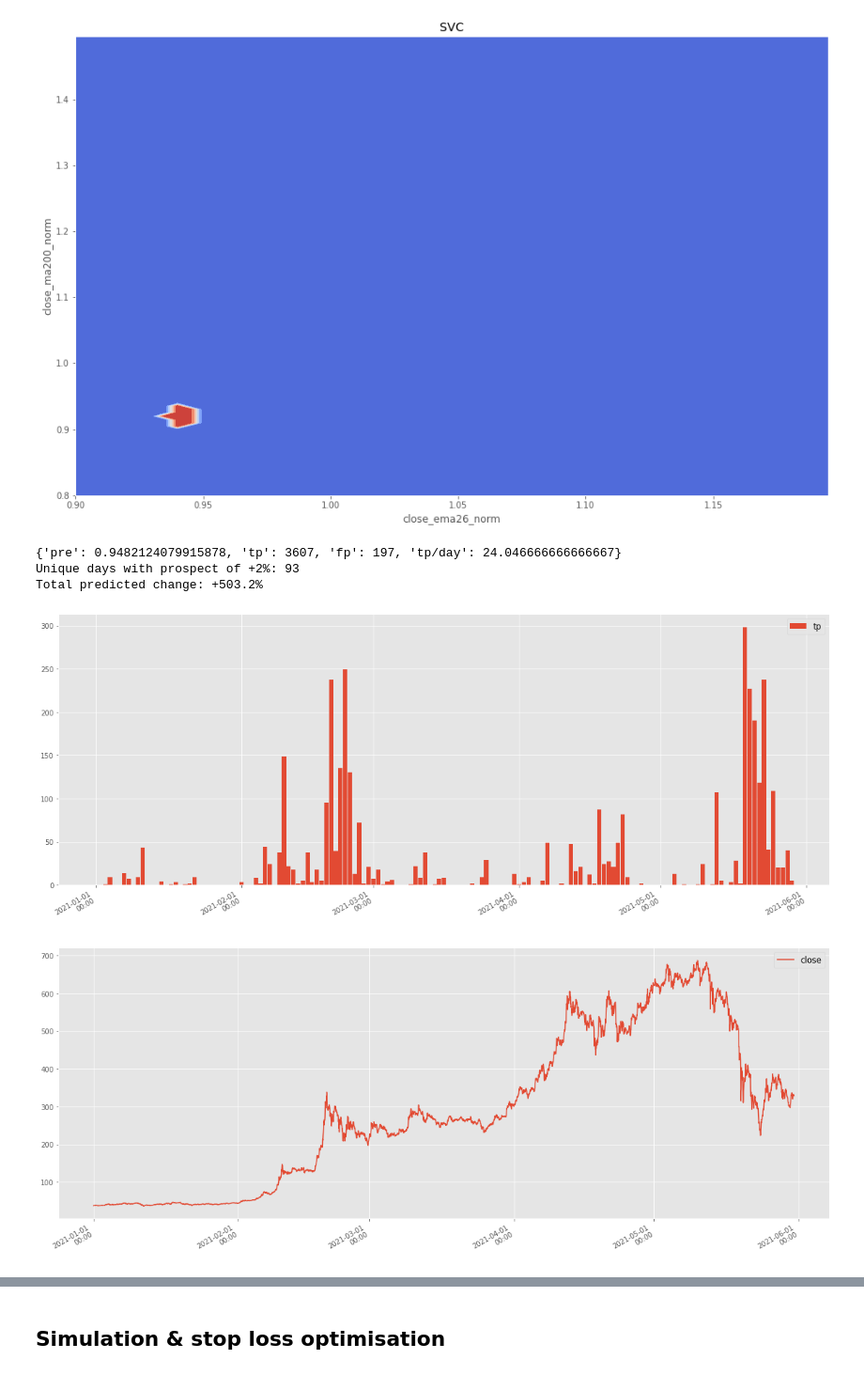
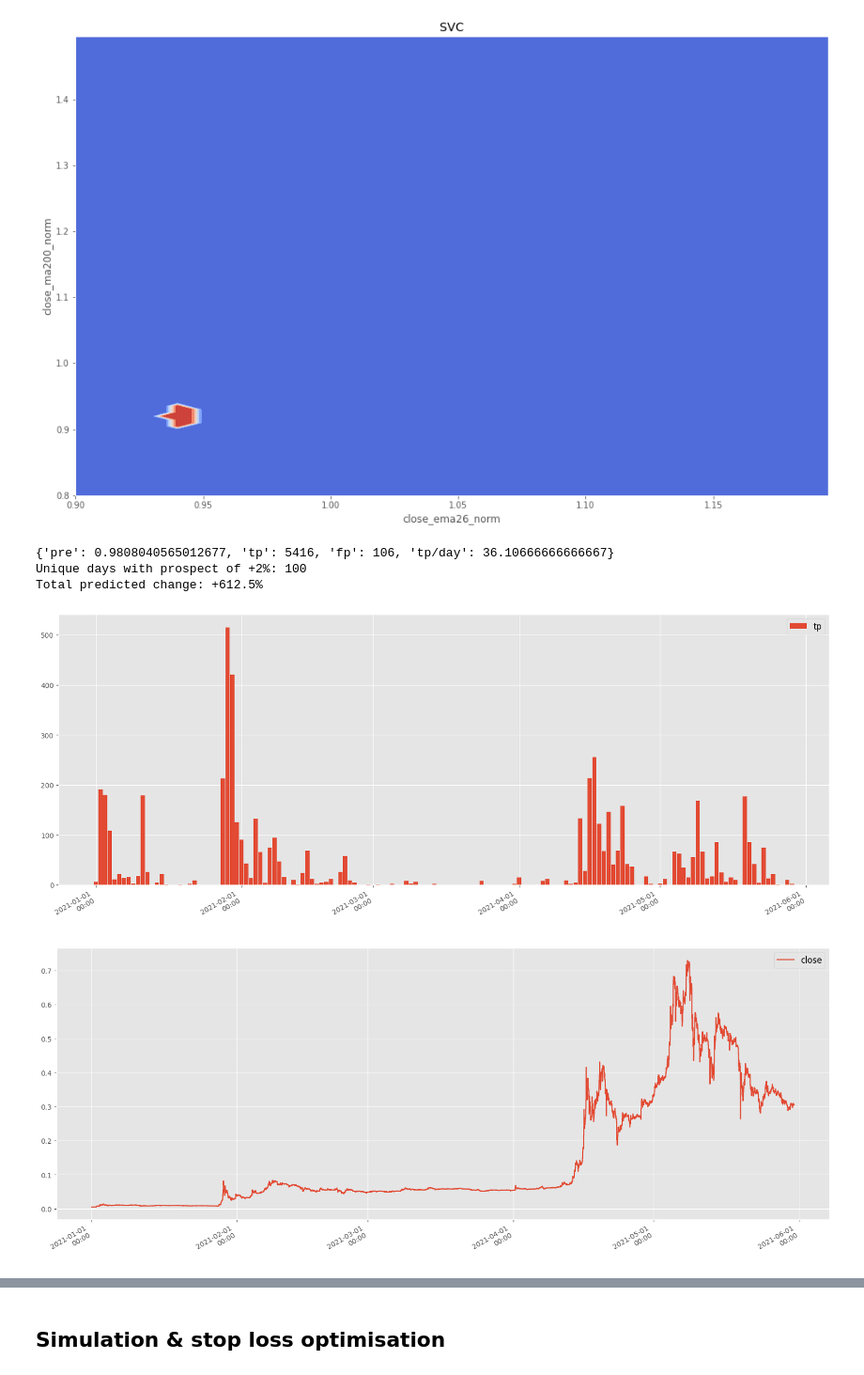
Before and after one commit to mommi84/hypeminer, a Jupyter notebook: notebooks/ProbabilisticSignalEstimator.ipynb, the cells around one changed output, grey strips where cells are left out. Shown at 94% size. Cells and saved outputs as stored; diff of their text form; code cells hidden in the pictures.

```diff
--- a/notebooks/ProbabilisticSignalEstimator.ipynb
+++ b/notebooks/ProbabilisticSignalEstimator.ipynb
@@ -8,7 +8,7 @@ from hypecommons import plot as hyplot
 
 from datetime import datetime, timedelta
 # %%
-SYMBOL = 'BNBBUSD'
+SYMBOL = 'DOGEBUSD'
 FREQ = 1
 START = '20210101000000'
 TARGET = 1.02
@@ -645,13 +631,15 @@ plt.show()
 # %%
 from collections import Counter
 
-thr_x, thr_y = 1.015, 1.060
+# manually set thresholds
+thr_x, thr_y = 1.02, 1.14
 
 tp, fp = 0, 0
 
 true_positive = []
 
-for (_, X), (_, y) in tqdm(zip(df_ml_feats_subset.iterrows(), df_ml_feats_binary.iterrows()), desc='Evaluating precision...', ncols=100):
+for (_, X), (_, y) in tqdm(zip(df_ml_feats_subset.iterrows(), df_ml_feats_binary.iterrows()),
+                           desc='Evaluating precision...', total=len(df_ml_feats_subset), ncols=100):
 #     print(X['close_ema26_norm'], X['close_ma200_norm'], y['cat'])
     if X['close_ema26_norm'] >= thr_x or X['close_ma200_norm'] >= thr_y:
         if y['cat']:
@@ -671,36 +659,36 @@ evaluation = {'pre': tp/(tp+fp), 'tp': tp, 'fp': fp, 'tp/day': tp/DAYS}
 
 print(evaluation)
 
 c = Counter()
 
 for i, row in df_tp.iterrows():
     c[(row['date'].year, row['date'].month, row['date'].day)] += 1
 
 print(f"Unique days with prospect of +2%: {len(c)}")
 print(f"Total predicted change: {(1.02 ** len(c) - 1) * evaluation['pre']:+.1%}")
 
 start = pd.to_datetime(df_ml_feats_subset.index[0])
 end = pd.to_datetime(df_ml_feats_subset.index[-1])
 
 t = start
 datedist = []
 
 while True:
     datedist.append({'date': datetime(t.year, t.month, t.day), 'tp': c[(t.year, t.month, t.day)]})
     t = t + timedelta(days=1)
     if t >= end:
         break
 
 df_datedist = pd.DataFrame.from_records(datedist, index='date')
 
 plot(plt.bar, df_datedist, ['tp'], bar_size=.9)
 plt.show()
 
 plot(plt.plot, df[::60], ['close'])
 # %% [output]
-{'pre': 0.9482124079915878, 'tp': 3607, 'fp': 197, 'tp/day': 24.046666666666667}
-Unique days with prospect of +2%: 93
-Total predicted change: +503.2%
+{'pre': 0.9808040565012677, 'tp': 5416, 'fp': 106, 'tp/day': 36.10666666666667}
+Unique days with prospect of +2%: 100
+Total predicted change: +612.5%
-[figure, old version]
+[figure, new version]
-[figure, old version]
+[figure, new version]
 # %%
```
Also changed, not shown: parts of 36 cells of this notebook, 7 other files.
